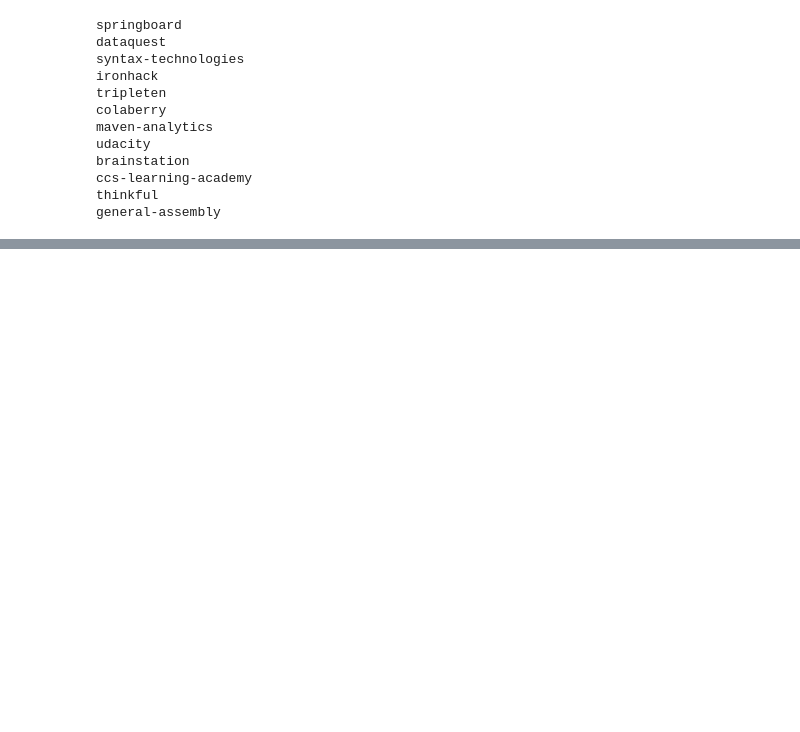
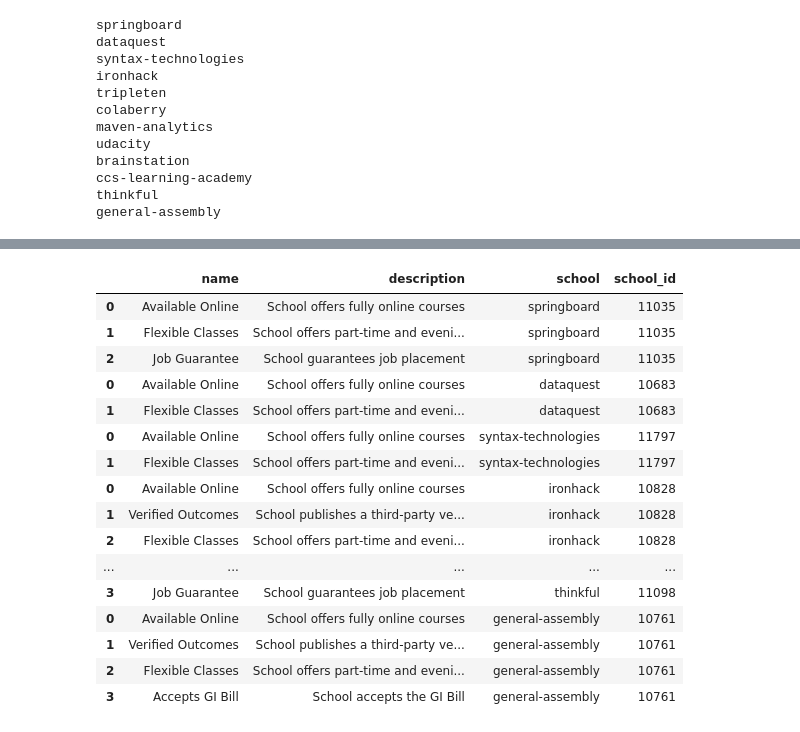
Before and after one commit to MeenuDSaini/project_sql, a Jupyter notebook: switchup_scraper.ipynb, the cells around one changed output, grey strips where cells are left out. Saved outputs shown, nothing was run; the diff lists cells and outputs as text; code cells hidden in the pictures; blank space fills up the shorter version.

```diff
--- a/switchup_scraper.ipynb
+++ b/switchup_scraper.ipynb
@@ -300,0 +441,2 @@ badges.head()
+# %%
+badges.drop(columns={'keyword'}, inplace=True)
@@ -301,3 +448,25 @@ badges.head()
+# %%
+badges['description'] = badges['description'].apply(lambda text: text.split('>')[1].split('<')[0])
+# %%
+badges
+# %% [output]
+|  | name | description | school | school_id |
+| 0 | Available Online | School offers fully online courses | springboard | 11035 |
+| 1 | Flexible Classes | School offers part-time and eveni... | springboard | 11035 |
+| 2 | Job Guarantee | School guarantees job placement | springboard | 11035 |
+| 0 | Available Online | School offers fully online courses | dataquest | 10683 |
+| 1 | Flexible Classes | School offers part-time and eveni... | dataquest | 10683 |
+| 0 | Available Online | School offers fully online courses | syntax-technologies | 11797 |
+| 1 | Flexible Classes | School offers part-time and eveni... | syntax-technologies | 11797 |
+| 0 | Available Online | School offers fully online courses | ironhack | 10828 |
+| 1 | Verified Outcomes | School publishes a third-party ve... | ironhack | 10828 |
+| 2 | Flexible Classes | School offers part-time and eveni... | ironhack | 10828 |
+| ... | ... | ... | ... | ... |
+| 3 | Job Guarantee | School guarantees job placement | thinkful | 11098 |
+| 0 | Available Online | School offers fully online courses | general-assembly | 10761 |
+| 1 | Verified Outcomes | School publishes a third-party ve... | general-assembly | 10761 |
+| 2 | Flexible Classes | School offers part-time and eveni... | general-assembly | 10761 |
+| 3 | Accepts GI Bill | School accepts the GI Bill | general-assembly | 10761 |
 # %%
 # any data cleaning still missing here? take a look at the description
 schools = pd.concat(schools_list)
```
Also changed, not shown: parts of 32 cells of this notebook, 6 other files.
